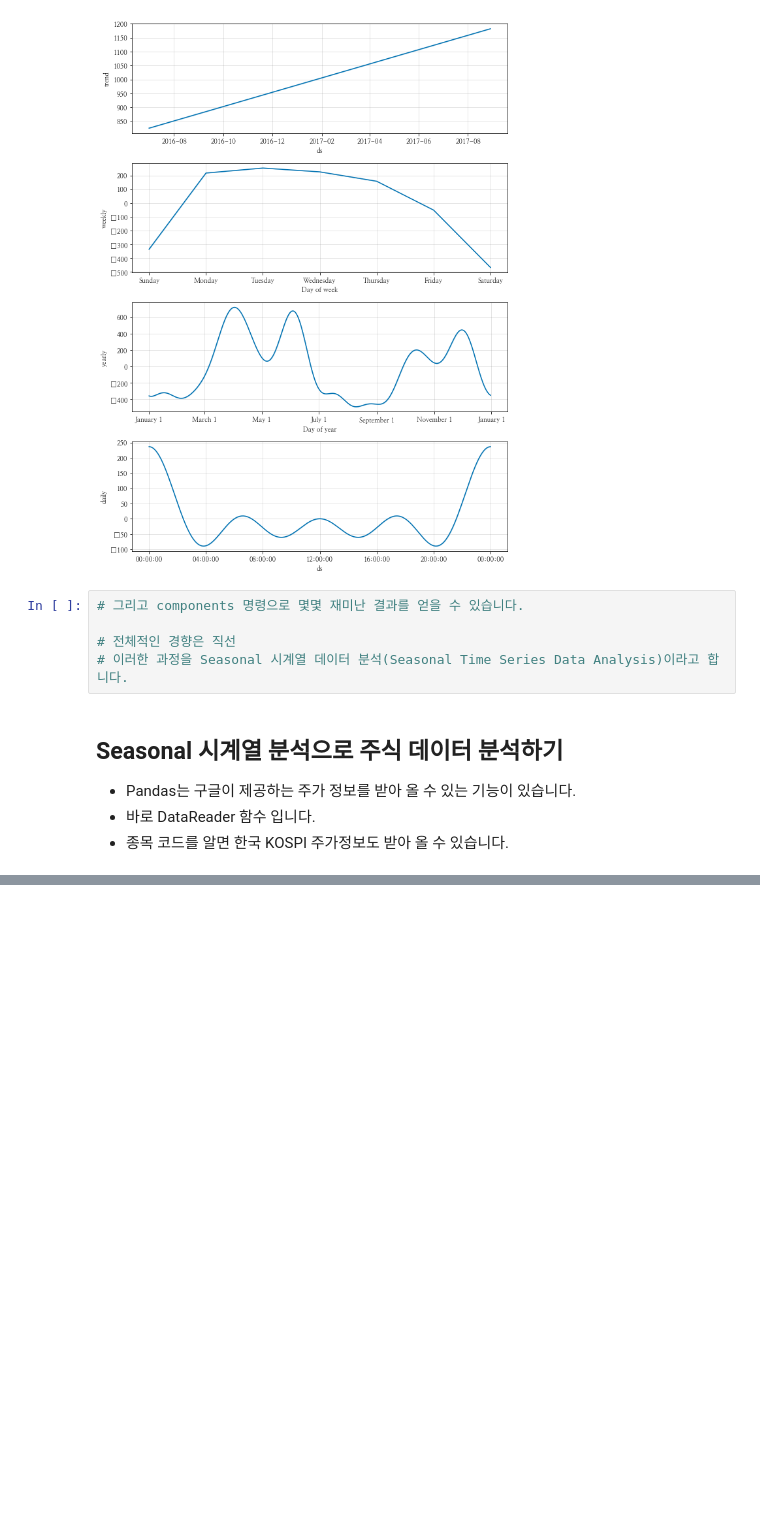
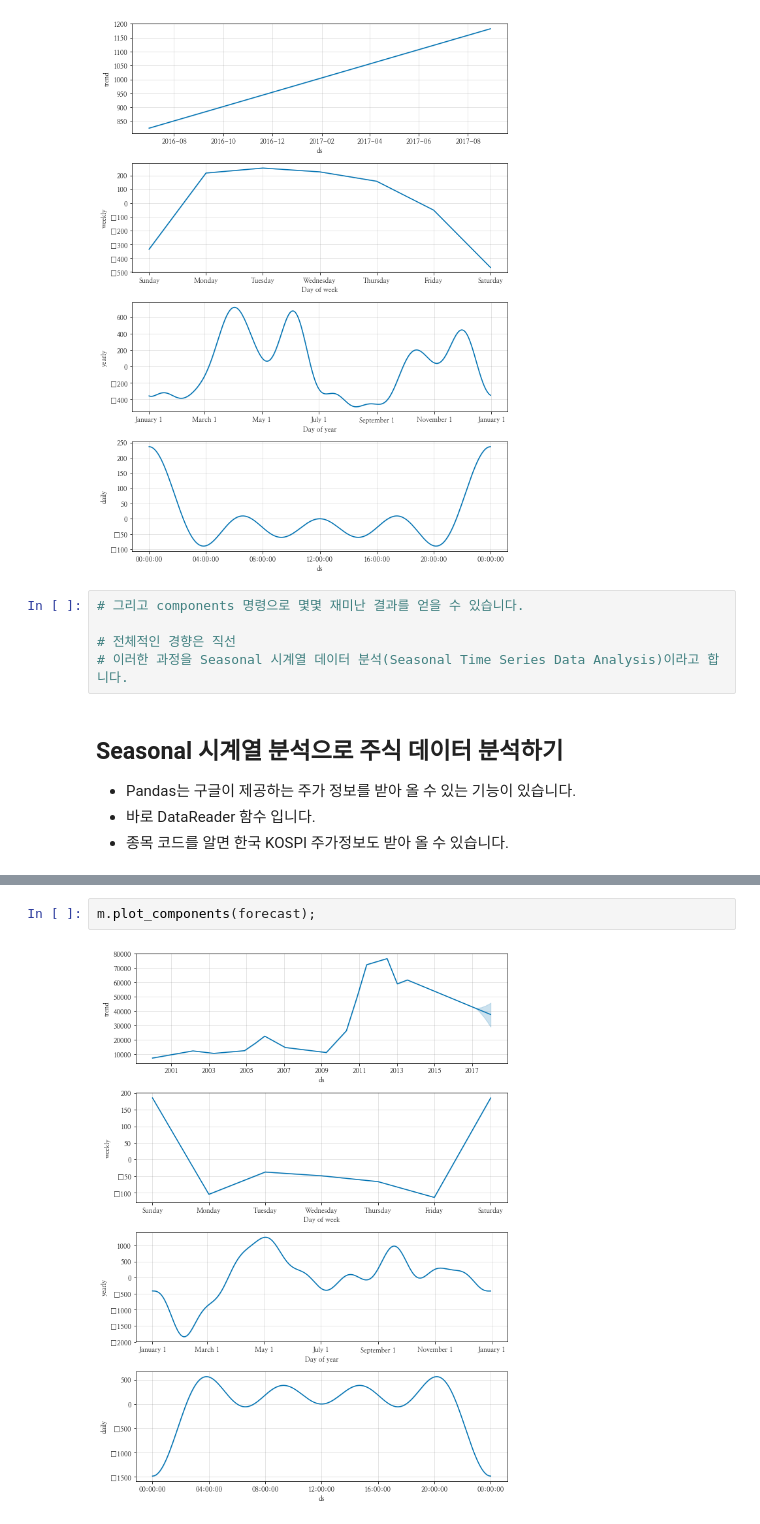
Before and after one commit to jihyunjeongme/data-science, a Jupyter notebook: 7장_시계열_데이터를_다뤄보자.ipynb, the cells around one changed output, grey strips where cells are left out. Saved outputs shown, nothing was run; the diff lists cells and outputs as text; blank space fills up the shorter version.

```diff
--- a/7장_시계열_데이터를_다뤄보자.ipynb
+++ b/7장_시계열_데이터를_다뤄보자.ipynb
@@ -255,0 +345,4 @@ KIA['Close'].plot(figsize=(12,6),grid=True)
+# %%
+m.plot_components(forecast);
+# %% [output]
+[figure, added]
```
Also changed, not shown: parts of 19 cells of this notebook.
